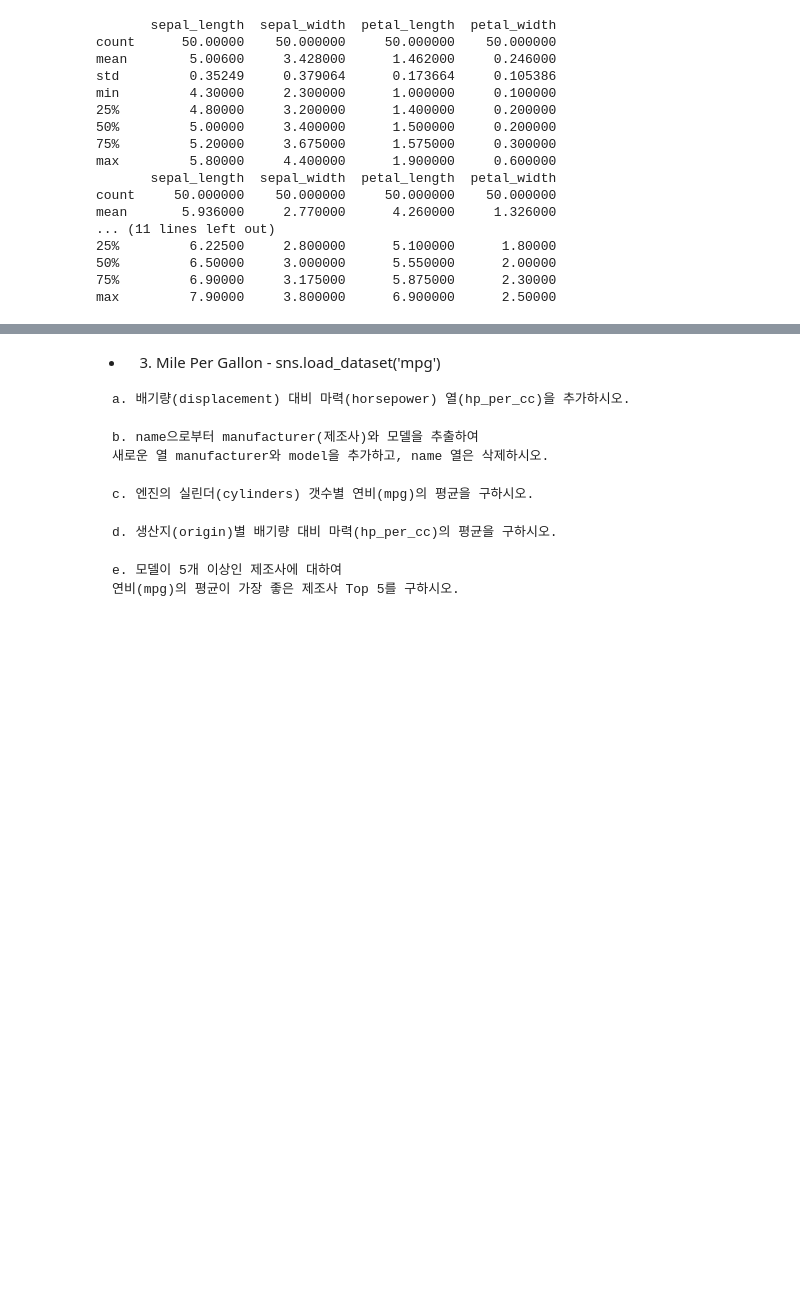
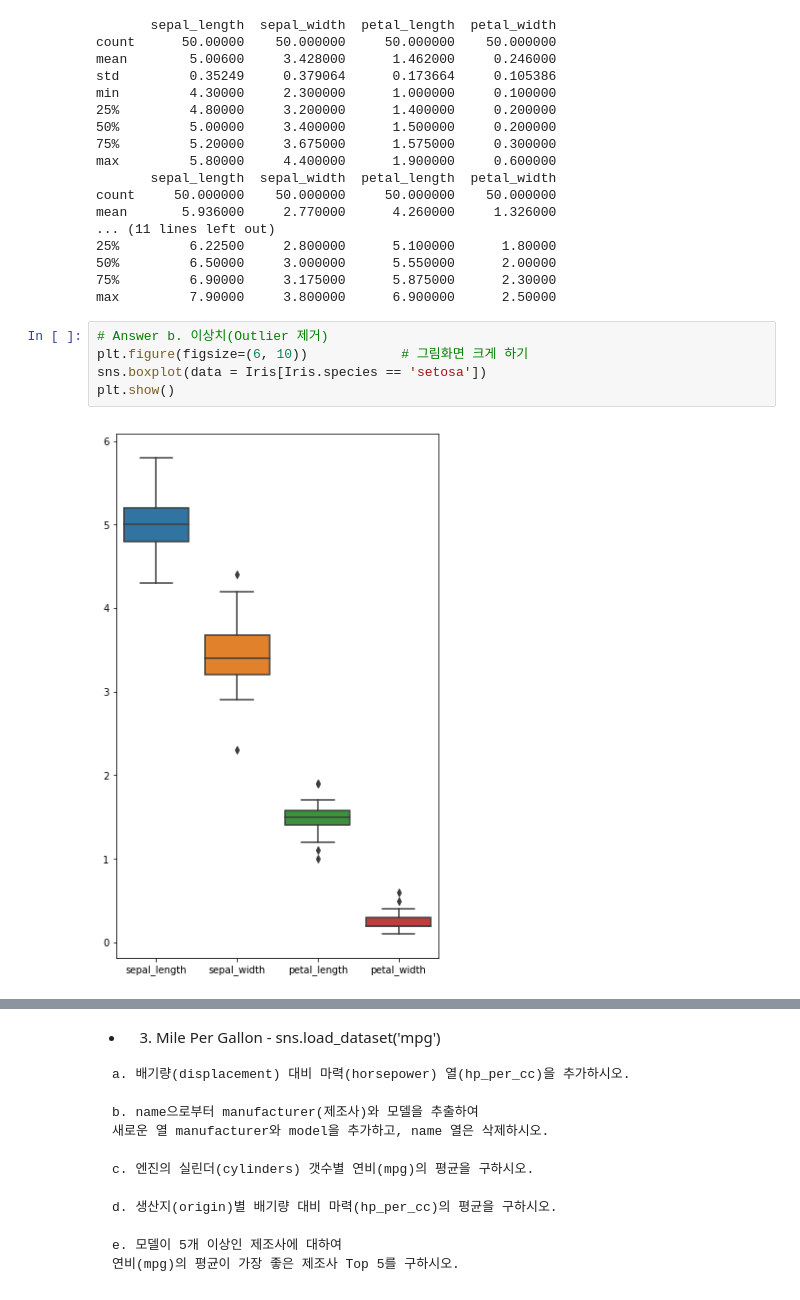
Before and after one commit to Lunawood/DataAnalysis-Lecture-2022.04, a Jupyter notebook: Assignment/DF4-7.ipynb, the cells around one changed output, grey strips where cells are left out. Drawn from its saved outputs; the diff is of its cells as text; blank space fills up the shorter version.

Commit message:
22.04.08 DataAnalysis

```diff
--- a/Assignment/DF4-7.ipynb
+++ b/Assignment/DF4-7.ipynb
@@ -55,3 +97,10 @@ mean       5.936000     2.770000      4.260000     1.326000
 50%         6.50000     3.000000      5.550000      2.00000
 75%         6.90000     3.175000      5.875000      2.30000
 max         7.90000     3.800000      6.900000      2.50000
+# %%
+# Answer b. 이상치(Outlier 제거)
+plt.figure(figsize=(6, 10))            # 그림화면 크게 하기
+sns.boxplot(data = Iris[Iris.species == 'setosa'])
+plt.show()
+# %% [output]
+[figure, added]
```
Also changed, not shown: parts of 28 cells of this notebook.
